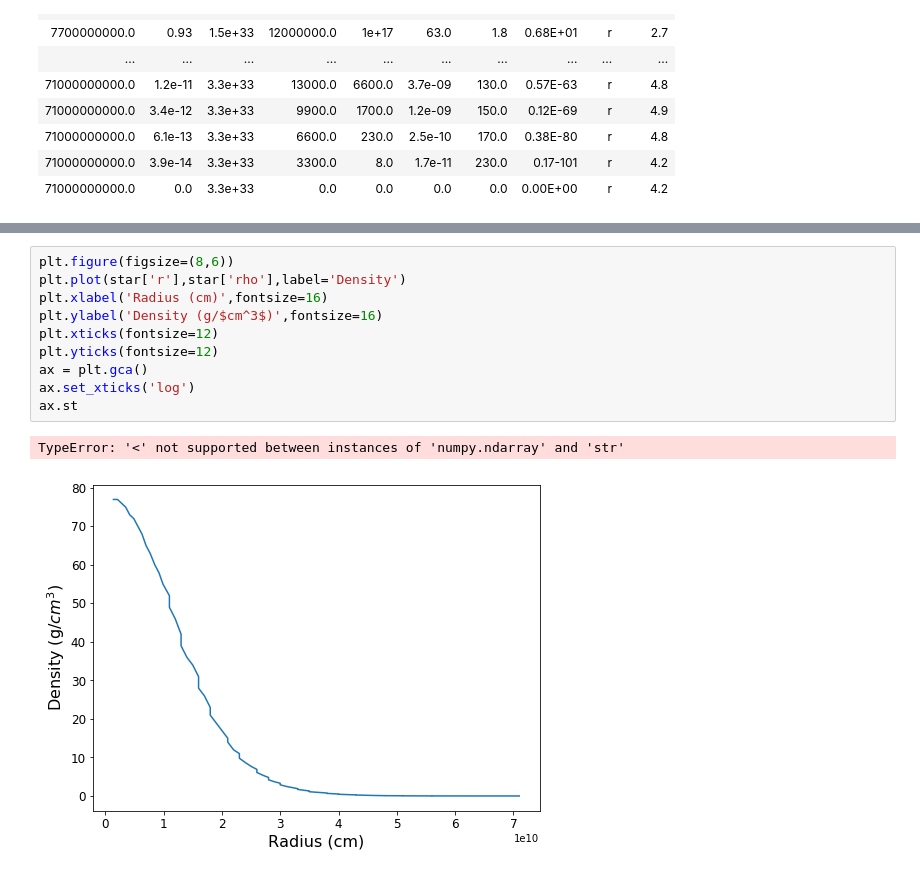
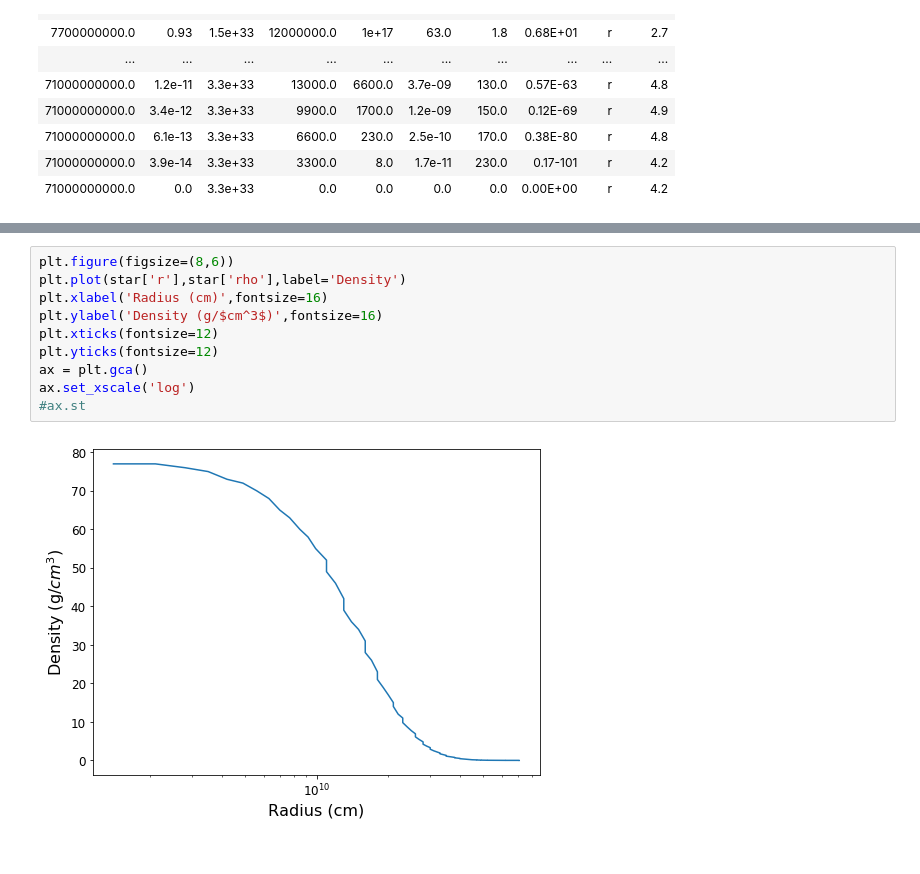
Before and after one commit to jl20agos/UndergradCW, a Jupyter notebook: StellarStructure.ipynb, the cells around one changed output, grey strips where cells are left out. Drawn from its saved outputs; the diff is of its cells as text.

```diff
--- a/StellarStructure.ipynb
+++ b/StellarStructure.ipynb
@@ -56,16 +54,15 @@ TypeError: '<' not supported between instances of 'numpy.ndarray' and 'str'
 # %%
 plt.figure(figsize=(8,6))
 plt.plot(star['r'],star['rho'],label='Density')
 plt.xlabel('Radius (cm)',fontsize=16)
 plt.ylabel('Density (g/$cm^3$)',fontsize=16)
 plt.xticks(fontsize=12)
 plt.yticks(fontsize=12)
 ax = plt.gca()
-ax.set_xticks('log')
-ax.st
+ax.set_xscale('log')
+#ax.st
 # %% [output]
-TypeError: '<' not supported between instances of 'numpy.ndarray' and 'str'
-[figure, old version]
+[figure, new version]
 # %%
 plt.figure(figsize=(8,6))
 plt.plot(star['r'],star['L_r'],label='Luminosity')
```
Also changed, not shown: parts of 3 cells of this notebook.
